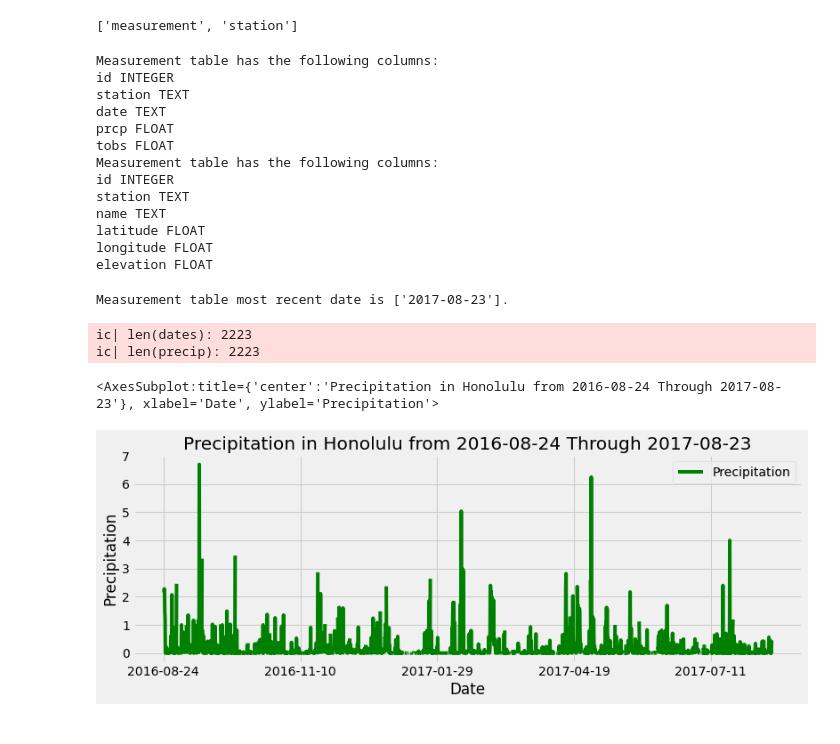
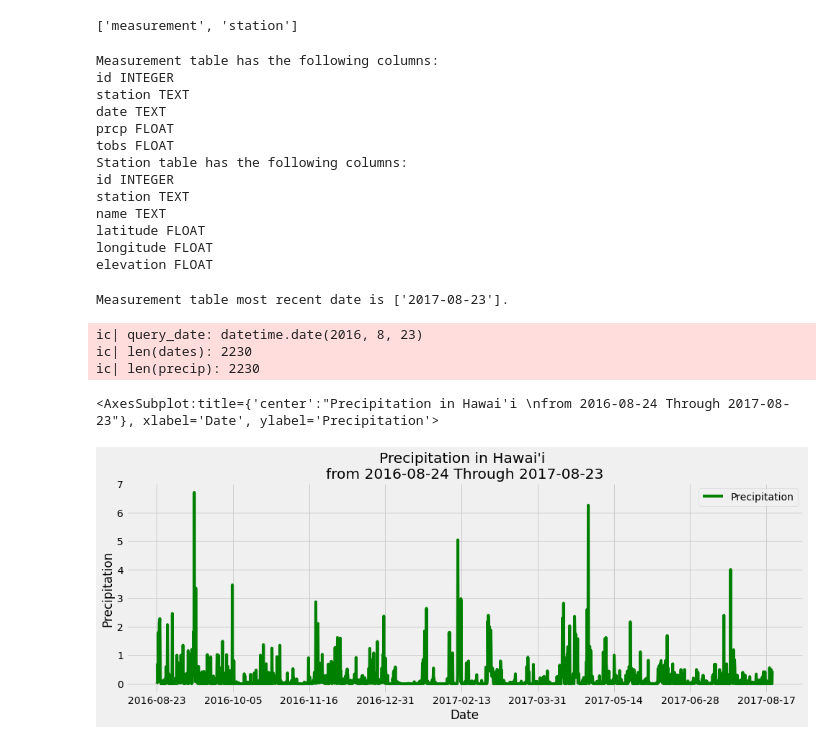
Before and after one commit to rromang/sqlalchemy-challenge, a Jupyter notebook: climate.ipynb, the cells around one changed output. Drawn from its saved outputs; the diff is of its cells as text; code cells hidden in the pictures.

```diff
--- a/climate.ipynb
+++ b/climate.ipynb
@@ -43,7 +43,7 @@ columns1 = inspector.get_columns('measurement')
 print(f'Measurement table has the following columns: ')
 for c in columns1:
     print(c['name'], c['type'])
-print(f'Measurement table has the following columns: ')
+print(f'Station table has the following columns: ')
 columns2 = inspector.get_columns('station')
 for c in columns2:
     print(c['name'], c['type'])
@@ -54,7 +54,7 @@ station TEXT
 date TEXT
 prcp FLOAT
 tobs FLOAT
-Measurement table has the following columns:
+Station table has the following columns:
 id INTEGER
 station TEXT
 name TEXT
@@ -70,34 +70,36 @@ Measurement table most recent date is ['2017-08-23'].
 # %%
  # Design a query to retrieve the last 12 months of precipitation data and plot the results.
 # Starting from the most recent data point in the database.
 
 # Calculate the date one year from the last date in data set.
-query_date = dt.date(2017,8,23) - dt.timedelta(weeks=52)
-# ic(query_date)
+query_date = dt.date(2017,8,23) - dt.timedelta(days=365)
+ic(query_date)
 
 # Perform a query to retrieve the data and precipitation scores
 results = session.query(Measurement.date, Measurement.prcp).\
     filter(Measurement.date >= query_date).all()
 # ic(results)
 dates = [result[0] for result in results]
 ic(len(dates))
 precip = [result[1] for result in results]
 ic(len(precip))
 # Save the query results as a Pandas DataFrame and set the index to the date column
 precip_df = pd.DataFrame(list(zip(dates, precip)))
 precip_df.columns = ["Date", "Precipitation"]
 
 precip_df = precip_df.set_index('Date')
+precip_df = precip_df.dropna()
 # precip_df.head()
 
 # Sort the dataframe by date
 precip_sorted = precip_df.sort_values(by=["Date"])
 precip_sorted.head(20)
 # Use Pandas Plotting with Matplotlib to plot the data
-plt.figure(figsize=(12,4))
-precip_sorted['Precipitation'].plot(ylabel="Precipitation", title="Precipitation in Honolulu from 2016-08-24 Through 2017-08-23", color='green', legend=True)
+plt.figure(figsize=(15,5))
+precip_sorted['Precipitation'].plot(ylabel="Precipitation", title="Precipitation in Hawai'i \nfrom 2016-08-24 Through 2017-08-23", color='green', legend=True)
 # %% [output]
-ic| len(dates): 2223
-ic| len(precip): 2223
+ic| query_date: datetime.date(2016, 8, 23)
+ic| len(dates): 2230
+ic| len(precip): 2230
-<AxesSubplot:title={'center':'Precipitation in Honolulu from 2016-08-24 Through 2017-08-23'}, xlabel='Date', ylabel='Precipitation'>
+<AxesSubplot:title={'center':"Precipitation in Hawai'i \nfrom 2016-08-24 Through 2017-08-23"}, xlabel='Date', ylabel='Precipitation'>
-[figure, old version]
+[figure, new version]
```
Also changed, not shown: parts of 12 cells of this notebook, 5 other files.
